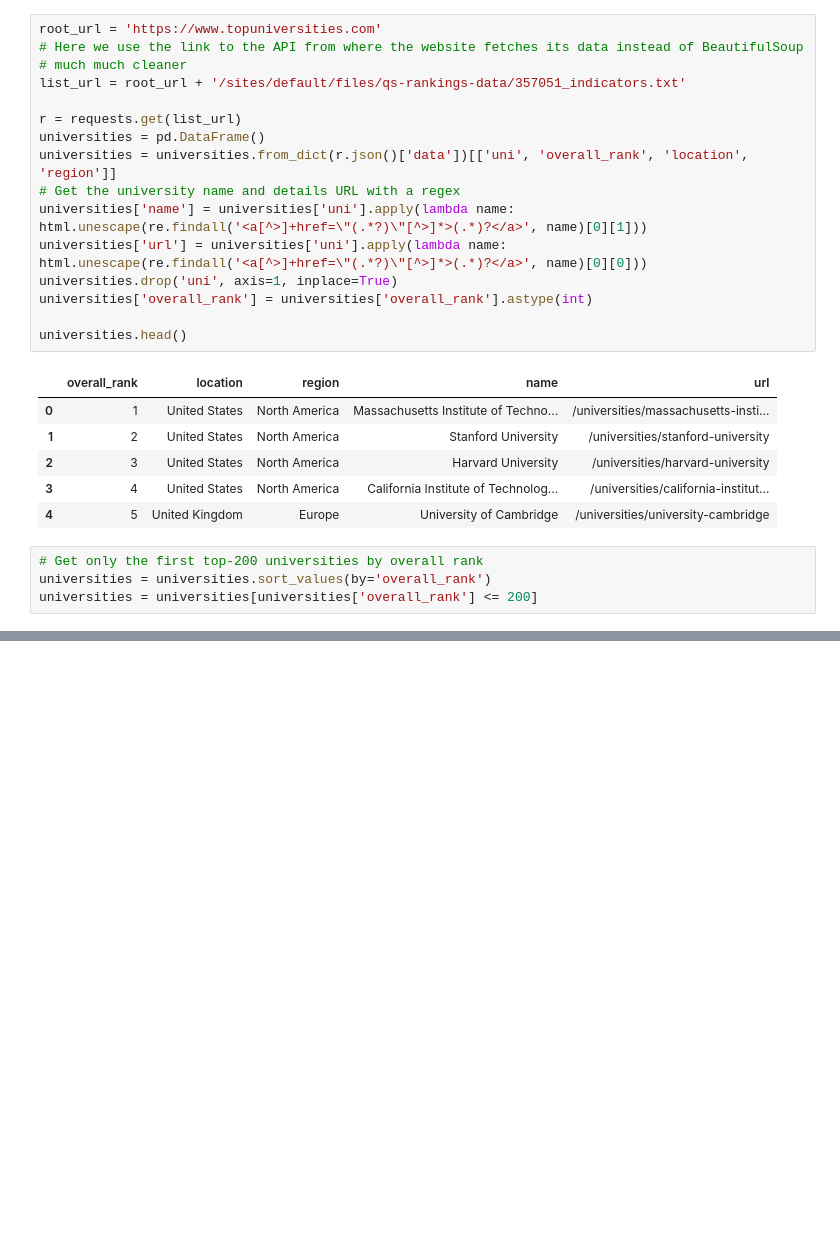
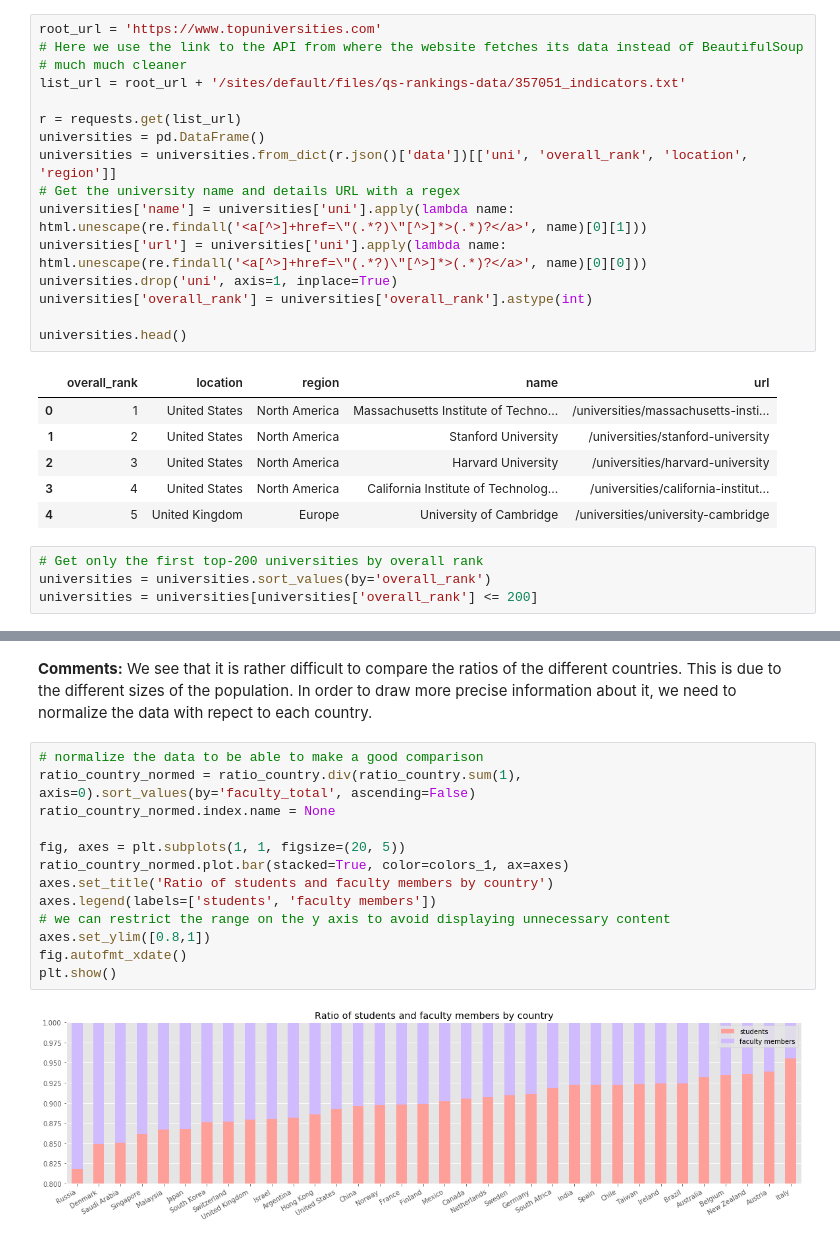
Before and after one commit to Timonzimm/CS-401, a Jupyter notebook: HW02/Homework 2.ipynb, the cells around one changed output, grey strips where cells are left out. Cells and saved outputs as stored; diff of their text form; blank space fills up the shorter version.

```diff
--- a/HW02/Homework 2.ipynb
+++ b/HW02/Homework 2.ipynb
@@ -107,0 +134,17 @@ universities.head()
+# %% [markdown]
+**Comments:** We see that it is rather difficult to compare the ratios of the different countries. This is due to the different sizes of the population. In order to draw more precise information about it, we need to normalize the data with repect to each country.
+# %%
+# normalize the data to be able to make a good comparison
+ratio_country_normed = ratio_country.div(ratio_country.sum(1), axis=0).sort_values(by='faculty_total', ascending=False)
+ratio_country_normed.index.name = None
+
+fig, axes = plt.subplots(1, 1, figsize=(20, 5))
+ratio_country_normed.plot.bar(stacked=True, color=colors_1, ax=axes)
+axes.set_title('Ratio of students and faculty members by country')
+axes.legend(labels=['students', 'faculty members'])
+# we can restrict the range on the y axis to avoid displaying unnecessary content
+axes.set_ylim([0.8,1])
+fig.autofmt_xdate()
+plt.show()
+# %% [output]
+[figure, added]
```
Also changed, not shown: parts of 12 cells of this notebook.
